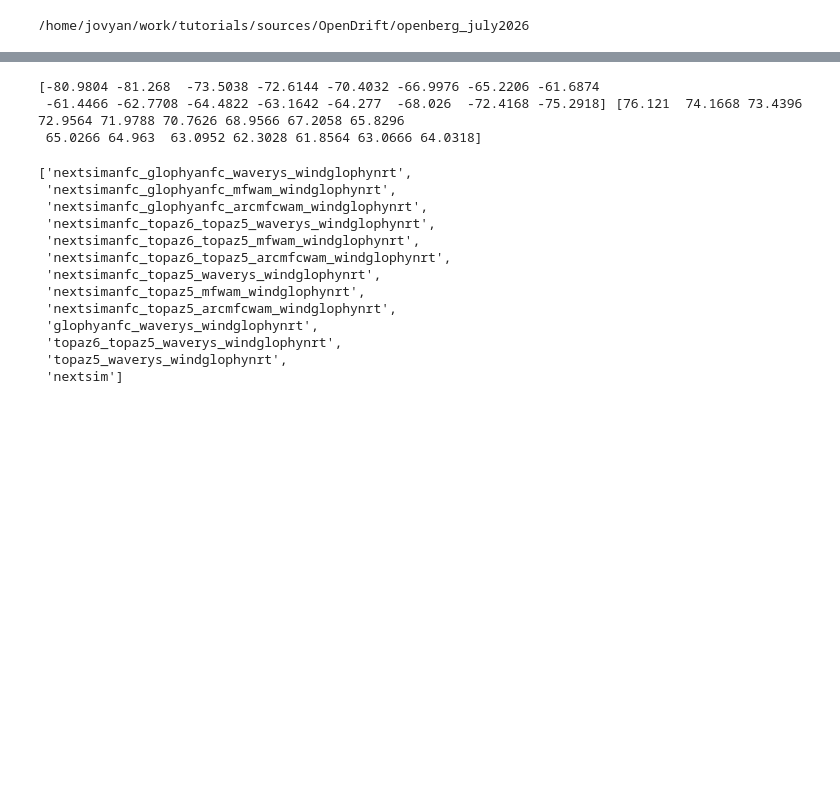
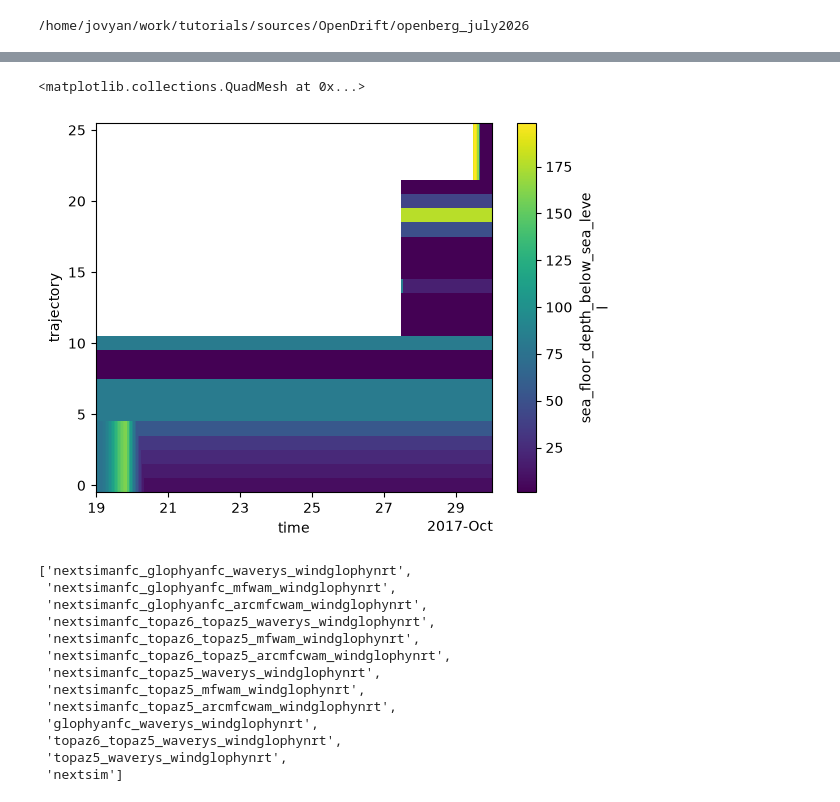
Before and after one commit to lia-f-h/openberg_july2026, a Jupyter notebook: scripts/analysis1.ipynb, the cells around one changed output, grey strips where cells are left out. Drawn from its saved outputs; the diff is of its cells as text; code cells hidden in the pictures; blank space fills up the shorter version.

```diff
--- a/scripts/analysis1.ipynb
+++ b/scripts/analysis1.ipynb
@@ -72,14 +93,16 @@ plt.show()
 # %%
 # np.sum((sim.x_wind!=0.0) & (np.isnan(sim.x_wind)==False))
-# sim.lon.plot()
+# sim.sea_floor_depth_below_sea_level
 sim_t1 = sim.sel(time=datetime(2017,10,18,0), method="nearest")
-# print(sim_t1.lon.values,sim_t1.lat.values)
-d=0
-print(obs['lon'].isel(time=(obs.seed_idx==1)).values,obs['lat'].isel(time=(obs.seed_idx==1)).values)
+# # print(sim_t1.lon.values,sim_t1.lat.values)
+# d=0
+# print(obs['lon'].isel(time=(obs.seed_idx==1)).values,obs['lat'].isel(time=(obs.seed_idx==1)).values)
+
+simtslc = sim.sel(time=slice(datetime(2017,10,19),datetime(2017,10,30)),trajectory=slice(0,25))
+simtslc.sea_floor_depth_below_sea_level.plot()
 # %% [output]
-[-80.9804 -81.268  -73.5038 -72.6144 -70.4032 -66.9976 -65.2206 -61.6874
- -61.4466 -62.7708 -64.4822 -63.1642 -64.277  -68.026  -72.4168 -75.2918] [76.121  74.1668 73.4396 72.9564 71.9788 70.7626 68.9566 67.2058 65.8296
- 65.0266 64.963  63.0952 62.3028 61.8564 63.0666 64.0318]
+<matplotlib.collections.QuadMesh at 0x...>
+[figure, added]
 # %%
 # Read and subset tracker data
 obs_3day = read_tracker('./input/Osker-X2.csv')['3D']
```
Also changed, not shown: parts of 4 cells of this notebook, 52 other files.
